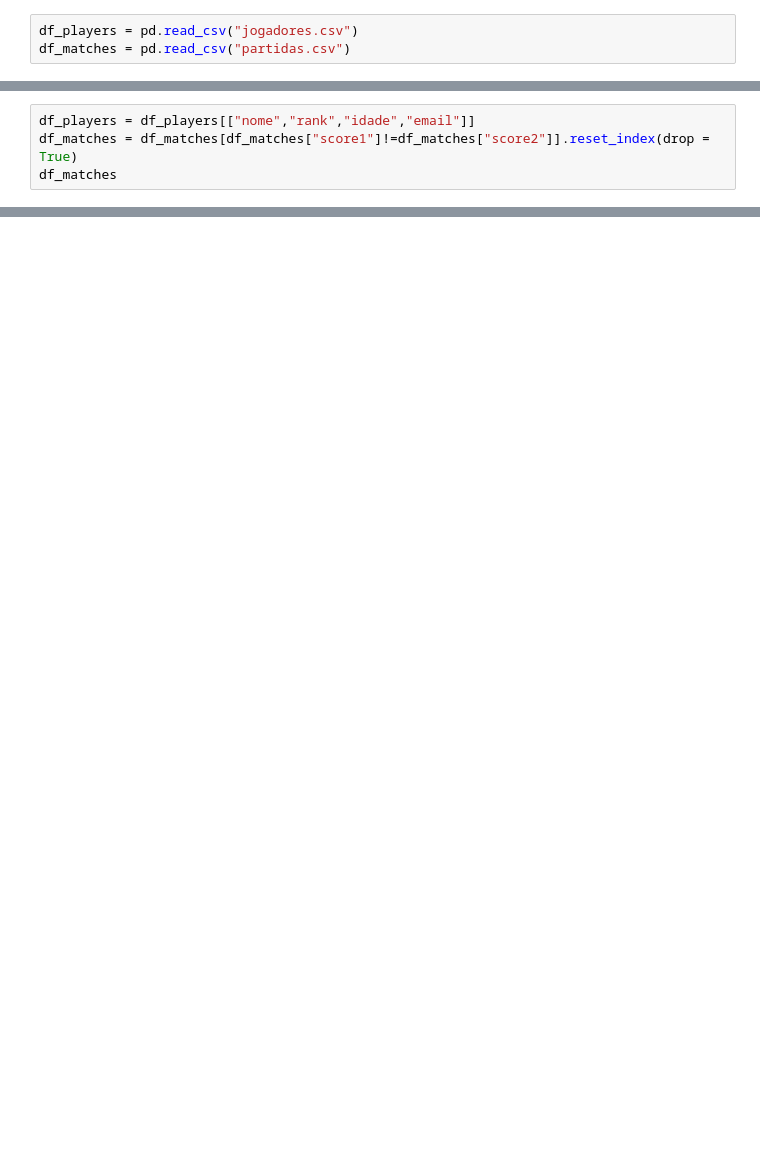
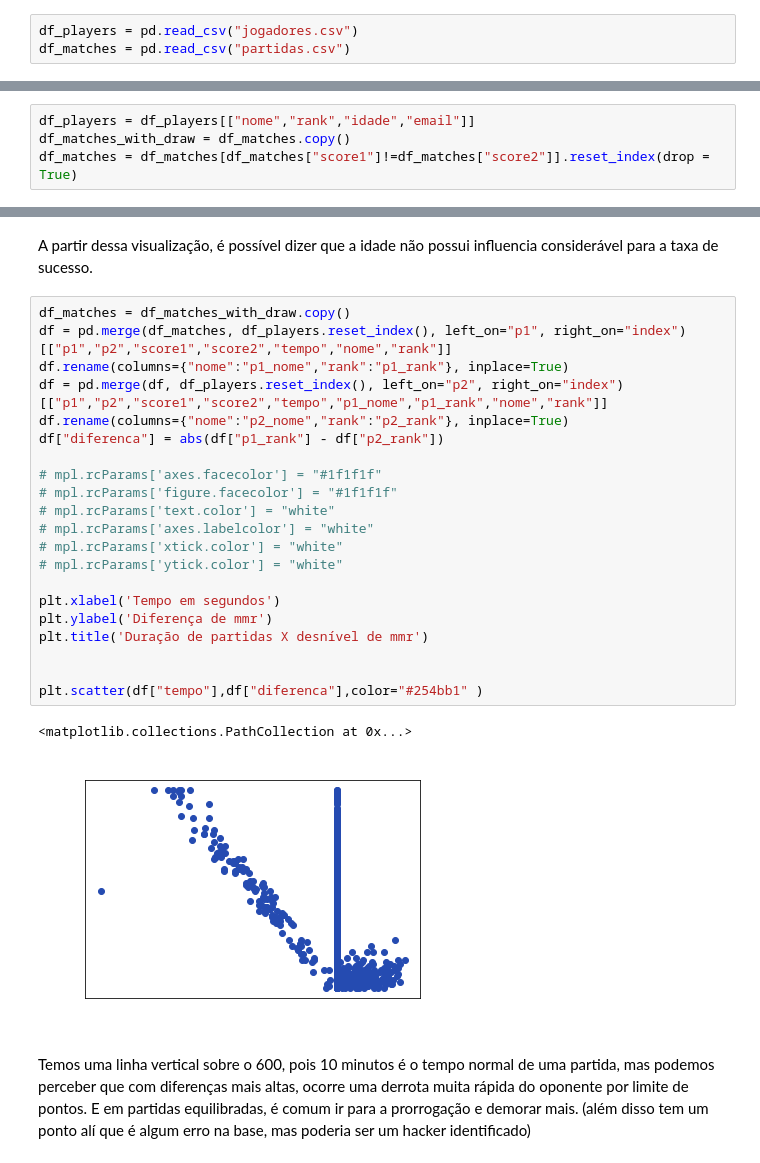
Before and after one commit to GustavoSanches55/pong2, a Jupyter notebook: pong/treuke/analise/analise.ipynb, the cells around one changed output, grey strips where cells are left out. Cells and saved outputs as stored; diff of their text form; blank space fills up the shorter version.

```diff
--- a/pong/treuke/analise/analise.ipynb
+++ b/pong/treuke/analise/analise.ipynb
@@ -8,4 +20,4 @@ df_matches = pd.read_csv("partidas.csv")
 # %%
 df_players = df_players[["nome","rank","idade","email"]]
+df_matches_with_draw = df_matches.copy()
 df_matches = df_matches[df_matches["score1"]!=df_matches["score2"]].reset_index(drop = True)
-df_matches
@@ -57,0 +78,29 @@ KeyError: 'perc_vit'
+# %% [markdown]
+A partir dessa visualização, é possível dizer que a idade não possui influencia considerável para a taxa de sucesso.
+# %%
+df_matches = df_matches_with_draw.copy()
+df = pd.merge(df_matches, df_players.reset_index(), left_on="p1", right_on="index")[["p1","p2","score1","score2","tempo","nome","rank"]]
+df.rename(columns={"nome":"p1_nome","rank":"p1_rank"}, inplace=True)
+df = pd.merge(df, df_players.reset_index(), left_on="p2", right_on="index")[["p1","p2","score1","score2","tempo","p1_nome","p1_rank","nome","rank"]]
+df.rename(columns={"nome":"p2_nome","rank":"p2_rank"}, inplace=True)
+df["diferenca"] = abs(df["p1_rank"] - df["p2_rank"])
+
+# mpl.rcParams['axes.facecolor'] = "#1f1f1f"
+# mpl.rcParams['figure.facecolor'] = "#1f1f1f"
+# mpl.rcParams['text.color'] = "white"
+# mpl.rcParams['axes.labelcolor'] = "white"
+# mpl.rcParams['xtick.color'] = "white"
+# mpl.rcParams['ytick.color'] = "white"
+
+plt.xlabel('Tempo em segundos')
+plt.ylabel('Diferença de mmr')
+plt.title('Duração de partidas X desnível de mmr')
+
+
+plt.scatter(df["tempo"],df["diferenca"],color="#254bb1" )
+# %% [output]
+<matplotlib.collections.PathCollection at 0x...>
+[figure, added]
+# %% [markdown]
+Temos uma linha vertical sobre o 600, pois 10 minutos é o tempo normal de uma partida, mas podemos perceber que com diferenças mais altas, ocorre uma derrota muita rápida do oponente por limite de pontos. E em partidas equilibradas, é comum ir para a prorrogação e demorar mais.
+(além disso tem um ponto alí que é algum erro na base, mas poderia ser um hacker identificado)
```
Also changed, not shown: parts of 10 cells of this notebook, 8 other files.
